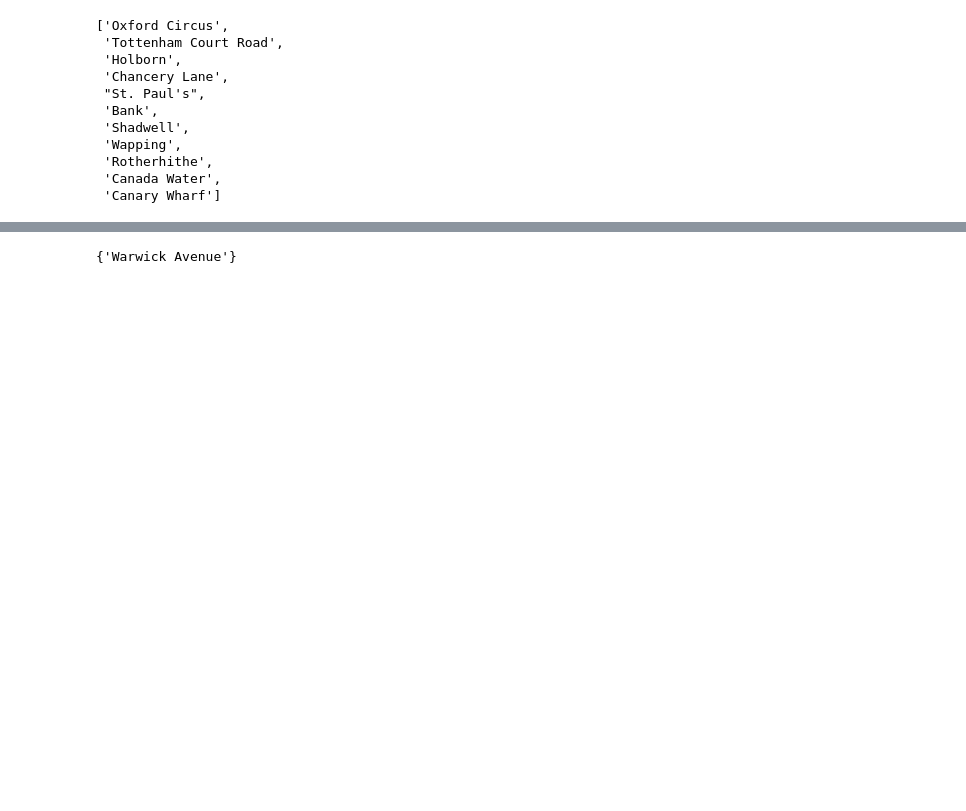
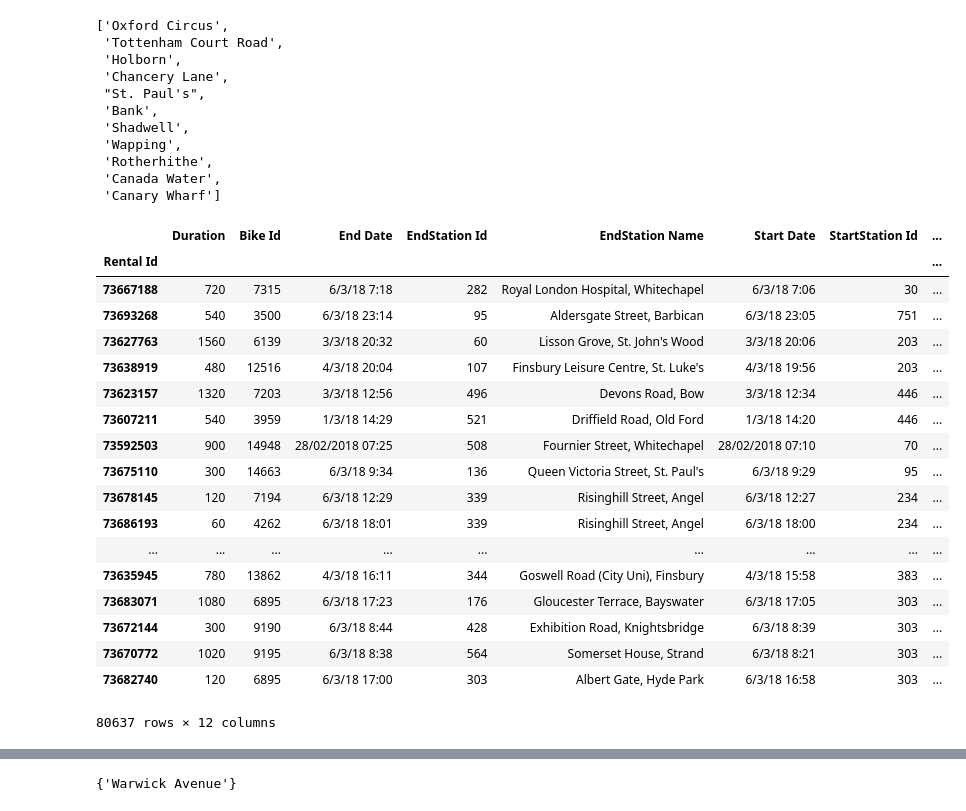
Before and after one commit to joshspicer/london-bike-share-efficiency, a Jupyter notebook: london/london.ipynb, the cells around one changed output, grey strips where cells are left out. Cells and saved outputs as stored; diff of their text form; code cells hidden in the pictures; blank space fills up the shorter version.

```diff
--- a/london/london.ipynb
+++ b/london/london.ipynb
@@ -26,7 +26,7 @@ stationsRein= pd.read_csv('london.stations.reindexed.csv', index_col=0)
 connections = pd.read_csv('london.connections.csv')
 
 # Bikes
-rawData       = pd.read_csv('bikes/london-bikes-coords.csv', index_col=0)
+bikesRawData       = pd.read_csv('bikes/london-bikes-coords.csv', index_col=0)
 # %%
 tubeGraph = nx.Graph()
 
@@ -73,3 +70,26 @@ print(tubeGraph)
+# %%
+# Print Bike Data
+bikesRawData
+# %% [output]
+|  | Duration | Bike Id | End Date | EndStation Id | EndStation Name | Start Date | StartStation Id | ... |
+| Rental Id |  |  |  |  |  |  |  | ... |
+| 73667188 | 720 | 7315 | 6/3/18 7:18 | 282 | Royal London Hospital, Whitechapel | 6/3/18 7:06 | 30 | ... |
+| 73693268 | 540 | 3500 | 6/3/18 23:14 | 95 | Aldersgate Street, Barbican | 6/3/18 23:05 | 751 | ... |
+| 73627763 | 1560 | 6139 | 3/3/18 20:32 | 60 | Lisson Grove, St. John's Wood | 3/3/18 20:06 | 203 | ... |
+| 73638919 | 480 | 12516 | 4/3/18 20:04 | 107 | Finsbury Leisure Centre, St. Luke's | 4/3/18 19:56 | 203 | ... |
+| 73623157 | 1320 | 7203 | 3/3/18 12:56 | 496 | Devons Road, Bow | 3/3/18 12:34 | 446 | ... |
+| 73607211 | 540 | 3959 | 1/3/18 14:29 | 521 | Driffield Road, Old Ford | 1/3/18 14:20 | 446 | ... |
+| 73592503 | 900 | 14948 | 28/02/2018 07:25 | 508 | Fournier Street, Whitechapel | 28/02/2018 07:10 | 70 | ... |
+| 73675110 | 300 | 14663 | 6/3/18 9:34 | 136 | Queen Victoria Street, St. Paul's | 6/3/18 9:29 | 95 | ... |
+| 73678145 | 120 | 7194 | 6/3/18 12:29 | 339 | Risinghill Street, Angel | 6/3/18 12:27 | 234 | ... |
+| 73686193 | 60 | 4262 | 6/3/18 18:01 | 339 | Risinghill Street, Angel | 6/3/18 18:00 | 234 | ... |
+| ... | ... | ... | ... | ... | ... | ... | ... | ... |
+| 73635945 | 780 | 13862 | 4/3/18 16:11 | 344 | Goswell Road (City Uni), Finsbury | 4/3/18 15:58 | 383 | ... |
+| 73683071 | 1080 | 6895 | 6/3/18 17:23 | 176 | Gloucester Terrace, Bayswater | 6/3/18 17:05 | 303 | ... |
+| 73672144 | 300 | 9190 | 6/3/18 8:44 | 428 | Exhibition Road, Knightsbridge | 6/3/18 8:39 | 303 | ... |
+| 73670772 | 1020 | 9195 | 6/3/18 8:38 | 564 | Somerset House, Strand | 6/3/18 8:21 | 303 | ... |
+| 73682740 | 120 | 6895 | 6/3/18 17:00 | 303 | Albert Gate, Hyde Park | 6/3/18 16:58 | 303 | ... |
+80637 rows × 12 columns
 # %%
 normed = stations[['longitude', 'latitude']]
 normed = normed - normed.min()
```
Also changed, not shown: parts of 7 cells of this notebook.
